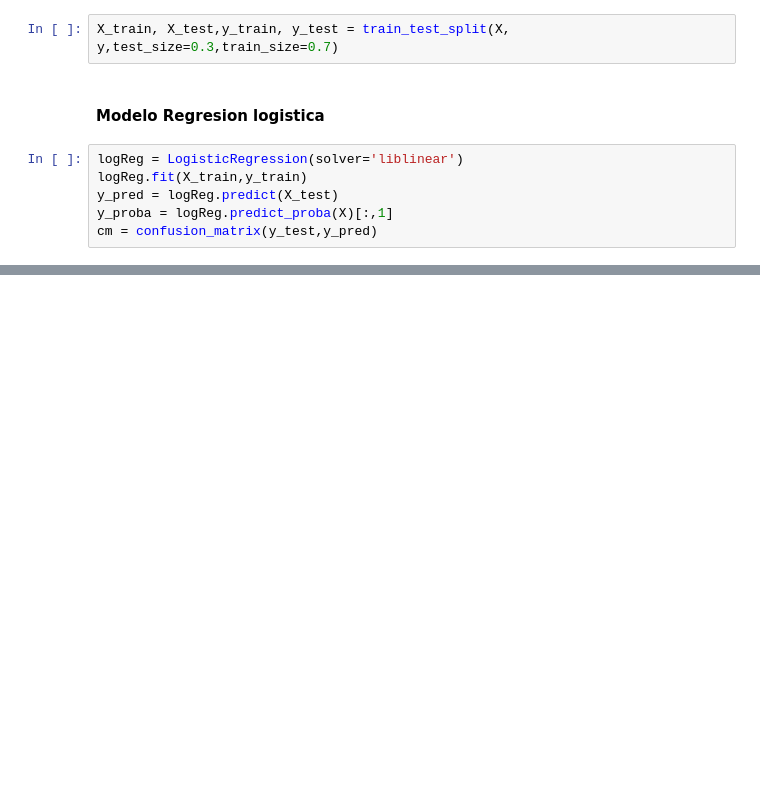
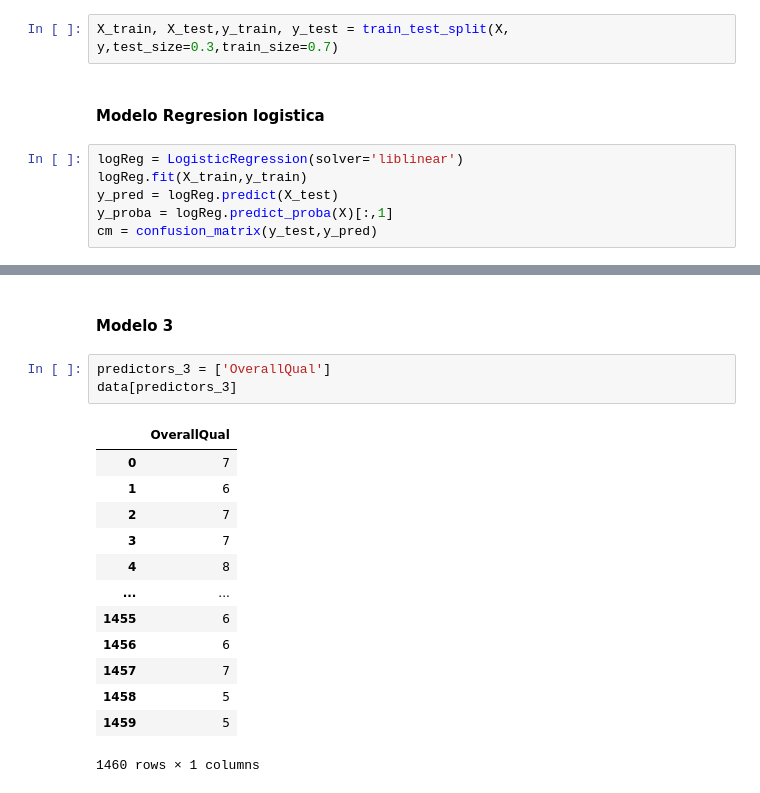
Before and after one commit to Andrei-Portales/hdt6-regresion_logistica, a Jupyter notebook: main.ipynb, the cells around one changed output, grey strips where cells are left out. Drawn from its saved outputs; the diff is of its cells as text; blank space fills up the shorter version.

```diff
--- a/main.ipynb
+++ b/main.ipynb
@@ -155,0 +217,19 @@ Accuracy:  0.6768802228412256
+# %% [markdown]
+#### Modelo 3
+# %%
+predictors_3 = ['OverallQual']
+data[predictors_3]
+# %% [output]
+|  | OverallQual |
+| 0 | 7 |
+| 1 | 6 |
+| 2 | 7 |
+| 3 | 7 |
+| 4 | 8 |
+| ... | ... |
+| 1455 | 6 |
+| 1456 | 6 |
+| 1457 | 7 |
+| 1458 | 5 |
+| 1459 | 5 |
+1460 rows × 1 columns
```
Also changed, not shown: parts of 16 cells of this notebook.
